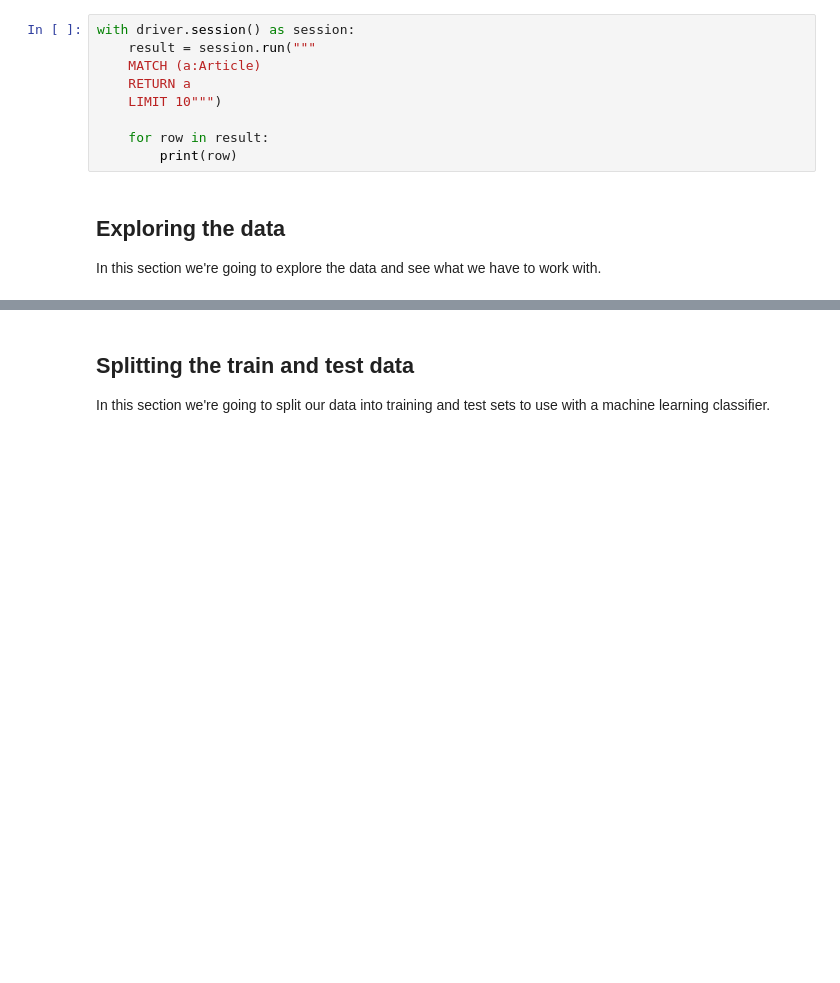
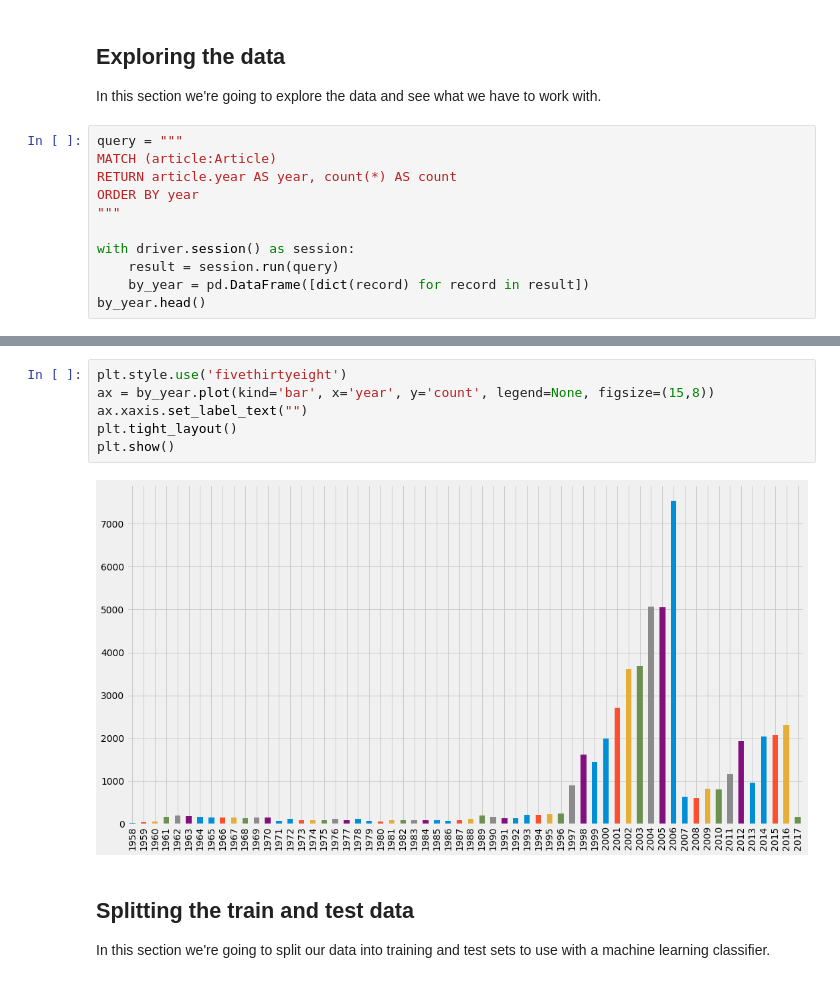
Before and after one commit to mneedham/link-prediction, a Jupyter notebook: LinkPrediction.ipynb, the cells around one changed output, grey strips where cells are left out. Saved outputs shown, nothing was run; the diff lists cells and outputs as text; blank space fills up the shorter version.

```diff
--- a/LinkPrediction.ipynb
+++ b/LinkPrediction.ipynb
@@ -30,15 +21,17 @@ from neo4j import GraphDatabase
 # %%
 driver = GraphDatabase.driver("bolt://localhost", auth=("neo4j", "neo"))
-# %%
-with driver.session() as session:
-    result = session.run("""
-    MATCH (a:Article)
-    RETURN a
-    LIMIT 10""")
-
-    for row in result:
-        print(row)
 # %% [markdown]
 ## Exploring the data
 
 In this section we're going to explore the data and see what we have to work with.
+# %%
+query = """
+MATCH (article:Article)
+RETURN article.year AS year, count(*) AS count
+ORDER BY year
+"""
+
+with driver.session() as session:
+    result = session.run(query)
+    by_year = pd.DataFrame([dict(record) for record in result])
+by_year.head()
@@ -45,3 +45,11 @@ In this section we're going to explore the data and see what we have to work wit
+# %%
+plt.style.use('fivethirtyeight')
+ax = by_year.plot(kind='bar', x='year', y='count', legend=None, figsize=(15,8))
+ax.xaxis.set_label_text("")
+plt.tight_layout()
+plt.show()
+# %% [output]
+[figure, added]
 # %% [markdown]
 ## Splitting the train and test data
 
```
Also changed, not shown: parts of 23 cells of this notebook.
